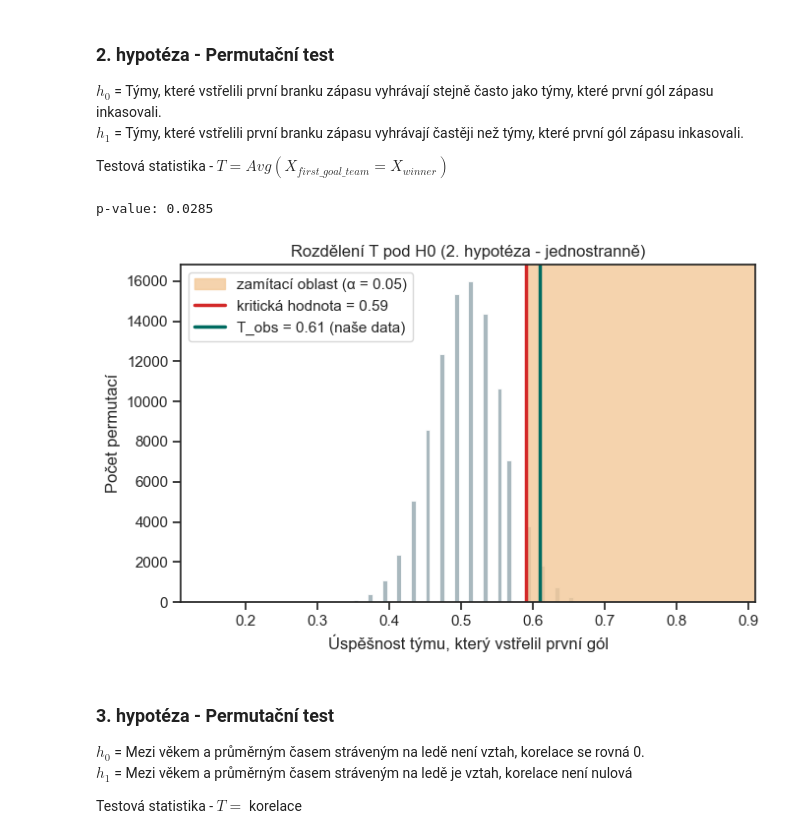
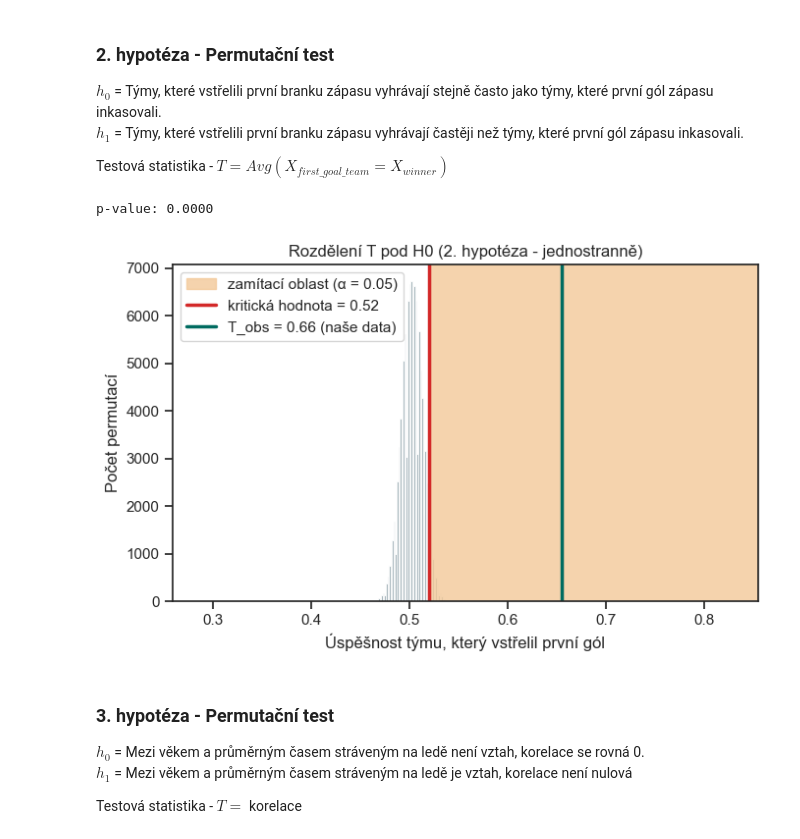
Before and after one commit to honzabenes/NMAI059_PaSt, a Jupyter notebook: statisticky_projekt/statisticky_projekt.ipynb, the cells around one changed output. Cells and saved outputs as stored; diff of their text form; code cells hidden in the pictures.

```diff
--- a/statisticky_projekt/statisticky_projekt.ipynb
+++ b/statisticky_projekt/statisticky_projekt.ipynb
@@ -96,39 +97,39 @@ $h_1$ = Týmy, které vstřelili první branku zápasu vyhrávají častěji ne
 Testová statistika - $T = Avg(X_{first\_goal\_team} = X_{winner})$
 # %%
 # Načtení dat
-home = df_games['Home'].head(100).astype(str).to_numpy()
+home = df_games['Home'].astype(str).to_numpy()
 
-first_goal_team_str = df_games['First_goal_team'].head(100).astype(str).to_numpy()
-winner_str = df_games['Winner'].head(100).astype(str).to_numpy()
+first_goal_team_str = df_games['First_goal_team'].astype(str).to_numpy()
+winner_str = df_games['Winner'].astype(str).to_numpy()
 
 first_goal_team = (home == first_goal_team_str).astype(int)
 winner = (home == winner_str).astype(int)
 
 # Testová statistika
 def first_goal_team_is_winner_percantage(x, y):
     return np.mean(x == y)
 
 result = permutation_test(
     data = (first_goal_team, winner),
     statistic = first_goal_team_is_winner_percantage,
     # Zvolil jsem typ 'pairings', protože chci prohazovat vertikálně jeden sloupec. Mělo by to fungovat, jelikož jsem si data převedl na 1 a 0, kde 1 reprezentuje domácí tým a 0 hostující.
     permutation_type='pairings',
     n_resamples=100_000,
     alternative='greater'
 )
 
 # Vizualizace
 print(f"p-value: {result.pvalue:.4f}")
 
 visualize_permutation_test(
     result,
     alternative='greater',
     title='Rozdělení T pod H0 (2. hypotéza - jednostranně)',
     xlabel='Úspěšnost týmu, který vstřelil první gól'
 )
 # %% [output]
-p-value: 0.0285
+p-value: 0.0000
-[figure, old version]
+[figure, new version]
 # %% [markdown]
 ### 3. hypotéza - Permutační test
 $h_0$ = Mezi věkem a průměrným časem stráveným na ledě není vztah, korelace se rovná 0.\
```
Also changed, not shown: parts of 2 cells of this notebook.
